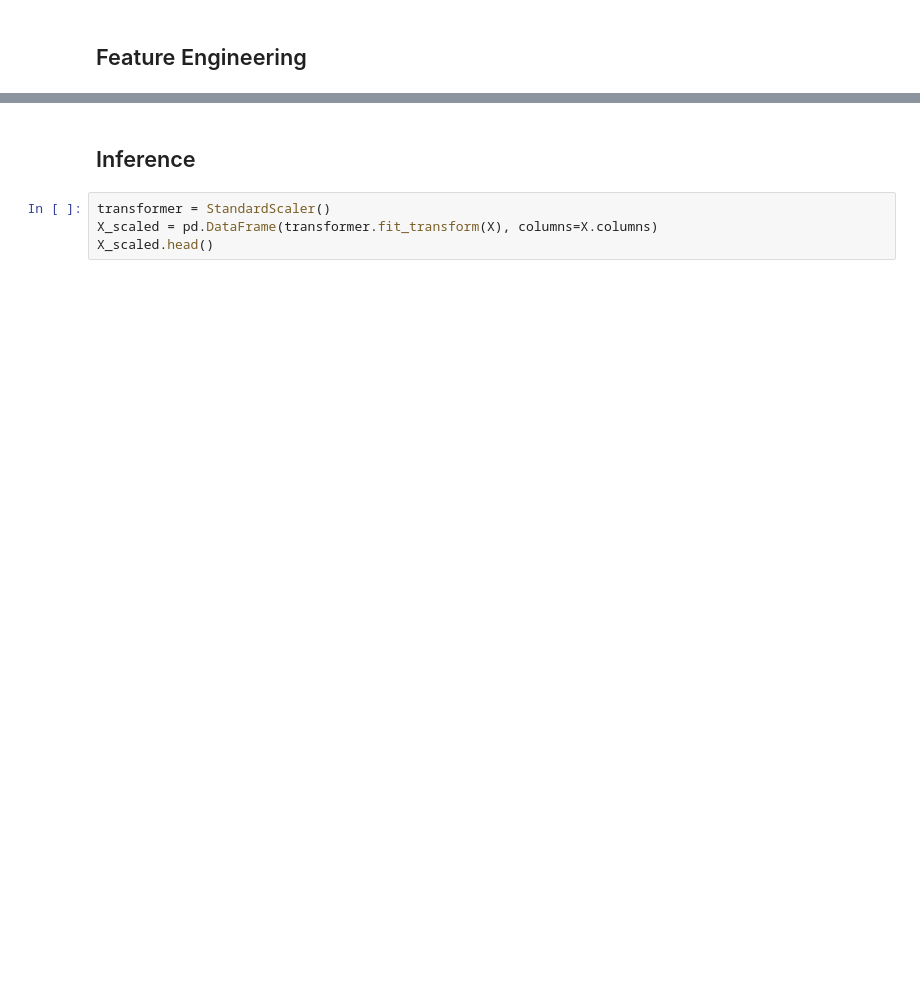
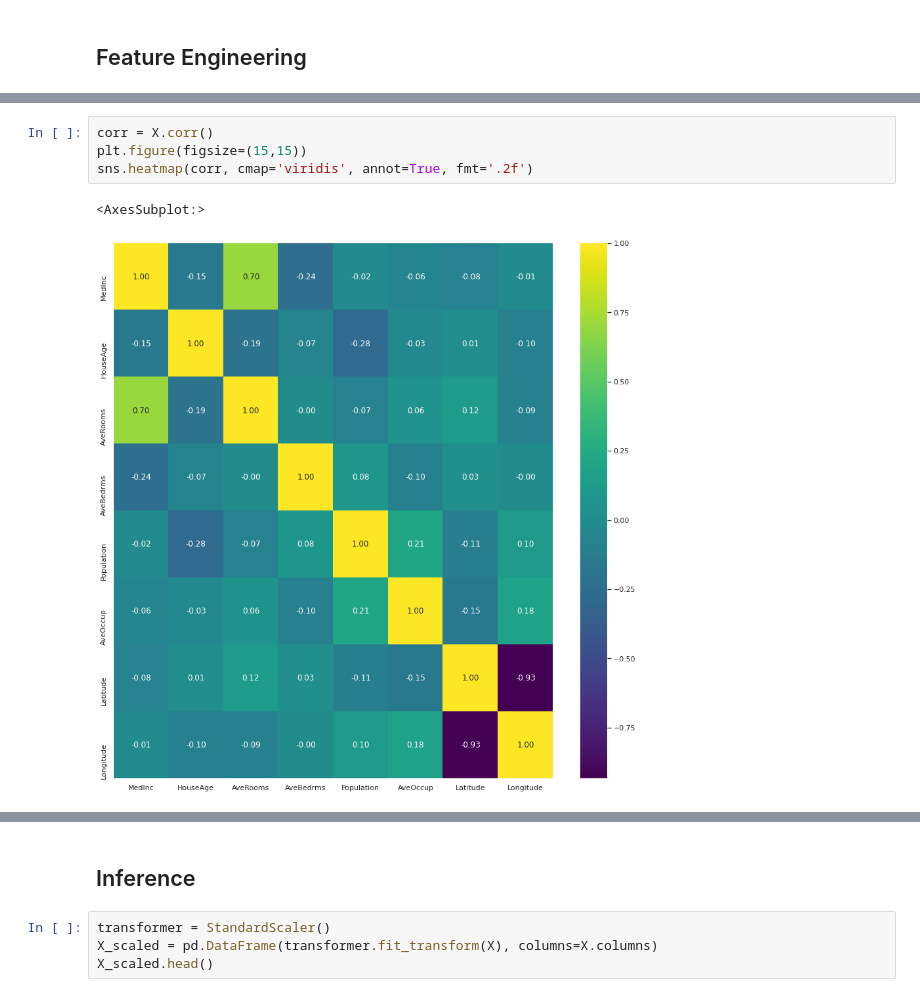
Before and after one commit to tutss/kaggle, a Jupyter notebook: training/califa_housing.ipynb, the cells around one changed output, grey strips where cells are left out. Cells and saved outputs as stored; diff of their text form; blank space fills up the shorter version.

```diff
--- a/training/califa_housing.ipynb
+++ b/training/califa_housing.ipynb
@@ -117,0 +217,7 @@ sns.heatmap(corr, cmap='viridis', annot=True, fmt='.2f')
+# %%
+corr = X.corr()
+plt.figure(figsize=(15,15))
+sns.heatmap(corr, cmap='viridis', annot=True, fmt='.2f')
+# %% [output]
+<AxesSubplot:>
+[figure, added]
```
Also changed, not shown: parts of 18 cells of this notebook.
